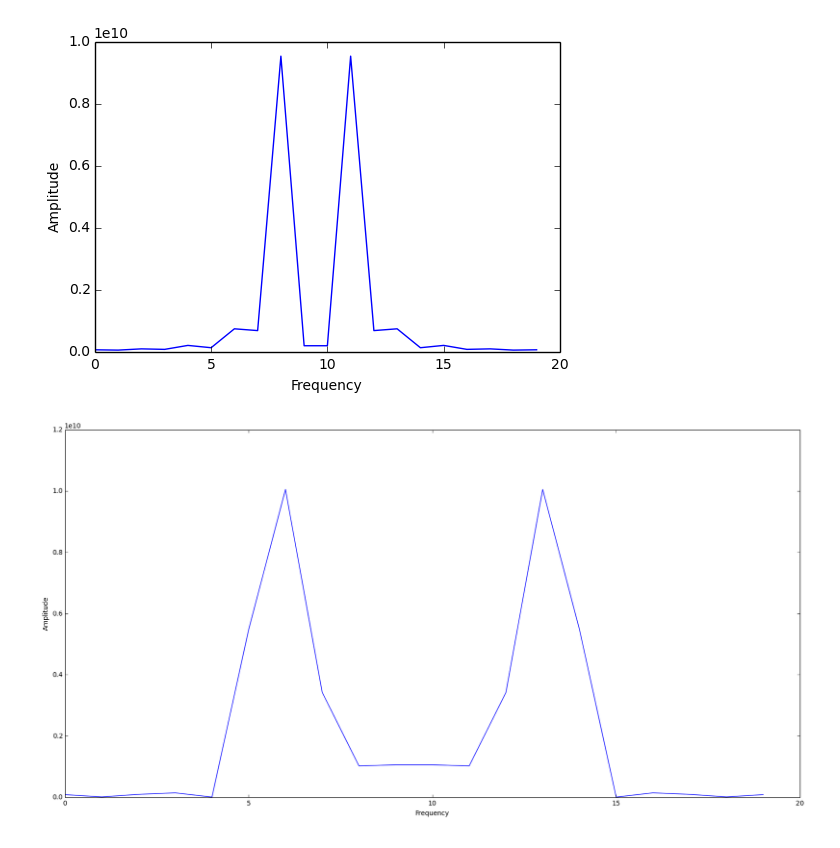
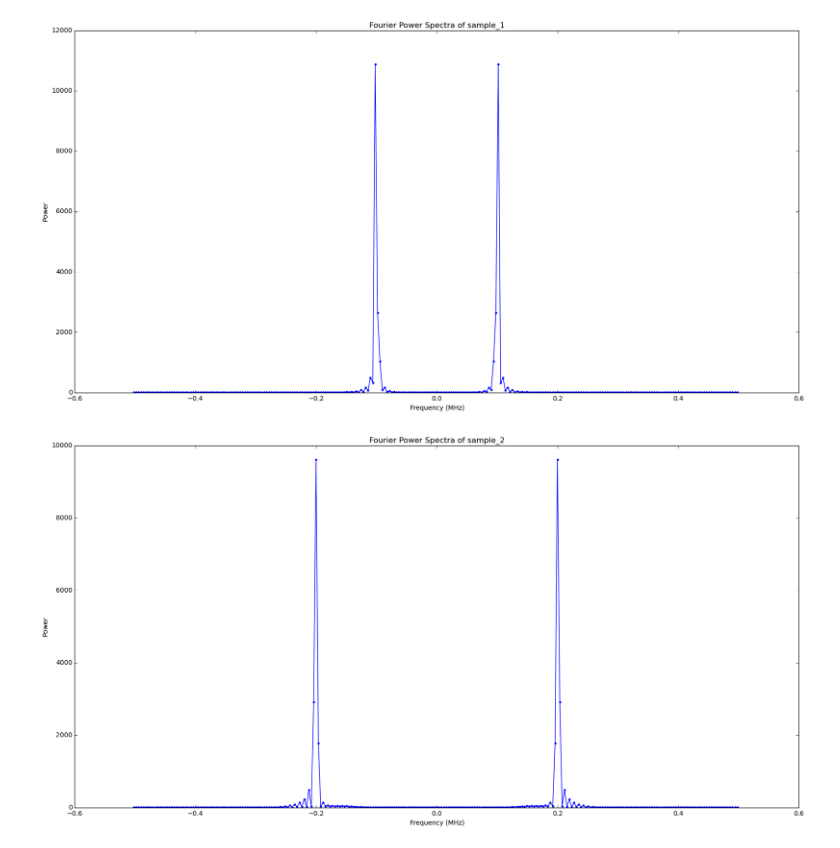
Before and after one commit to Jackmastr/mixed-signals, a Jupyter notebook: GrantLab#1.ipynb, the cells around one changed output. Drawn from its saved outputs; the diff is of its cells as text; code cells hidden in the pictures.

```diff
--- a/GrantLab#1.ipynb
+++ b/GrantLab#1.ipynb
@@ -3,13 +3,15 @@
 import matplotlib.pylab as pl
 import numpy as np
 import ugradio
-i=1
-while i<10:
+N=256
+v_samp = 6.25 #MHz
+for i in range(1,10):
     filename = "sample_" + str(i) + ".npy"
     arr_plot = np.load(filename)
+    arr_plot = np.divide(arr_plot, 16384.0)
     pl.figure(i, figsize=(20,10))
-    pl.plot (arr_plot[:256], 'k.-')
+    pl.title("Sample of 0." + str(i) + " times " + str(v_samp) + " MHz (" + str(N) + " samples)")
+    pl.plot (arr_plot[:N], 'k.-')
     pl.xlabel ('Time')
     pl.ylabel ('Voltage')
-    i += 1
 # %% [output]
@@ -25,15 +27,16 @@ while i<10:
 # %%
-i=1
-while i<10:
+N=256
+for i in range(1,10):
     filename = "sample_" + str(i) + ".npy"
     test_arr = np.load(filename)
-    fourier_plot = ugradio.dft.dft(test_arr[:256], 128/6.25)
+    test_arr = np.divide(test_arr, 16384.0)
+    freq_new, fourier_plot = ugradio.dft.dft(test_arr[:N])
     fourier_plot = np.abs(fourier_plot)**2
-    pl.xlabel('Frequency')
-    pl.ylabel('Amplitude')
     pl.figure(i, figsize=(20,10))
-    pl.plot(fourier_plot)
-    i += 1
+    pl.title("Fourier Power Spectra of sample_" + str(i))
+    pl.xlabel('Frequency (MHz)')
+    pl.ylabel('Power')
+    pl.plot(freq_new, fourier_plot, 'b.-')
 # %% [output]
-[figure, old version]
+[figure, new version]
-[figure, old version]
+[figure, new version]
```
Also changed, not shown: parts of 6 cells of this notebook.
